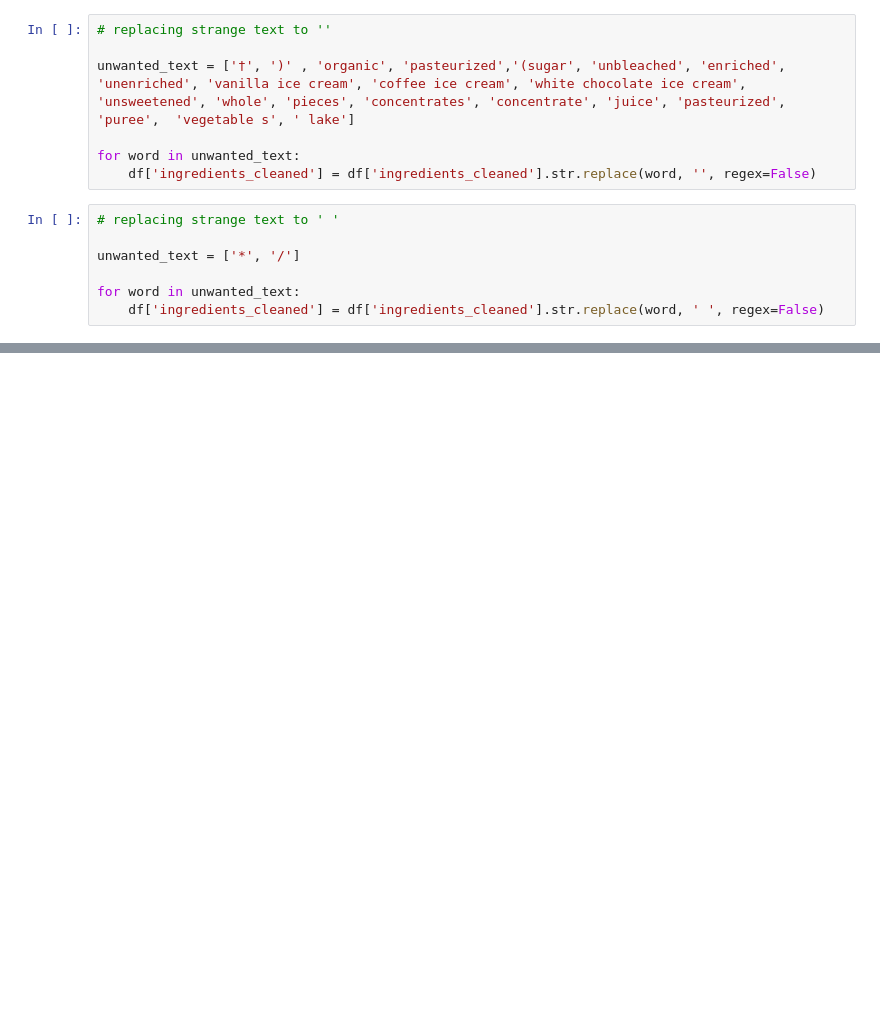
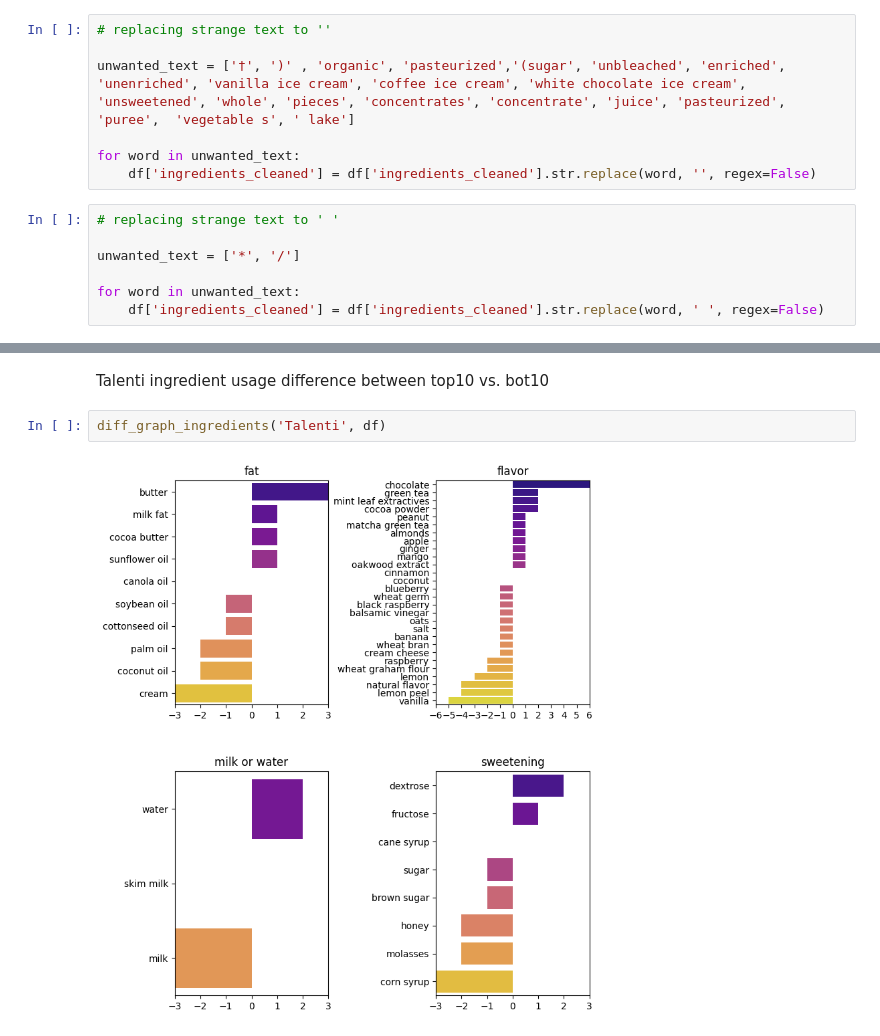
Before and after one commit to kajinmo/icecream, a Jupyter notebook: icecream-p2-ingredients.ipynb, the cells around one changed output, grey strips where cells are left out. Drawn from its saved outputs; the diff is of its cells as text; blank space fills up the shorter version.

```diff
--- a/icecream-p2-ingredients.ipynb
+++ b/icecream-p2-ingredients.ipynb
@@ -370,0 +535,6 @@ sns.scatterplot(data=df,
+# %% [markdown]
+Talenti ingredient usage difference between top10 vs. bot10
+# %%
+diff_graph_ingredients('Talenti', df)
+# %% [output]
+[figure, added]
```
Also changed, not shown: parts of 87 cells of this notebook.
